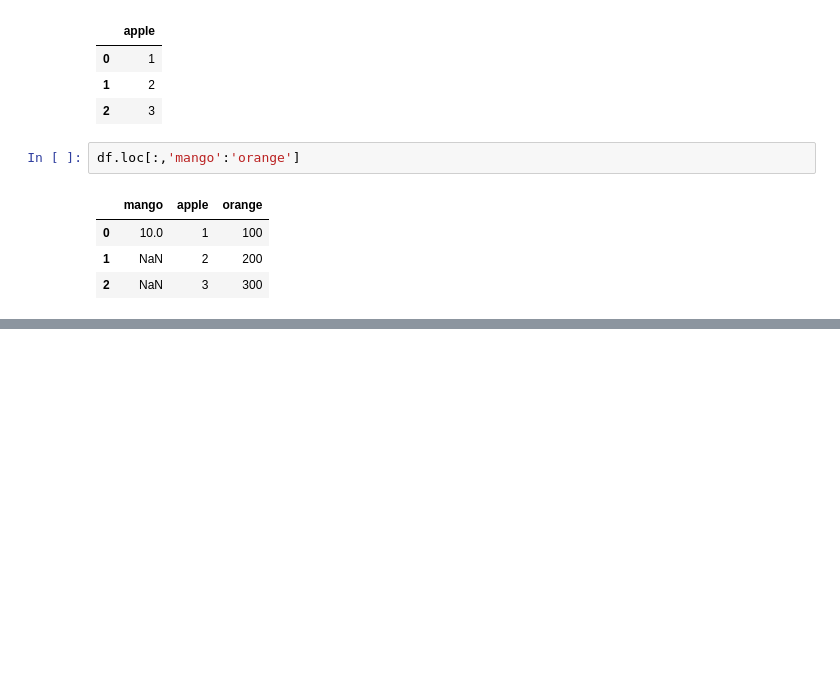
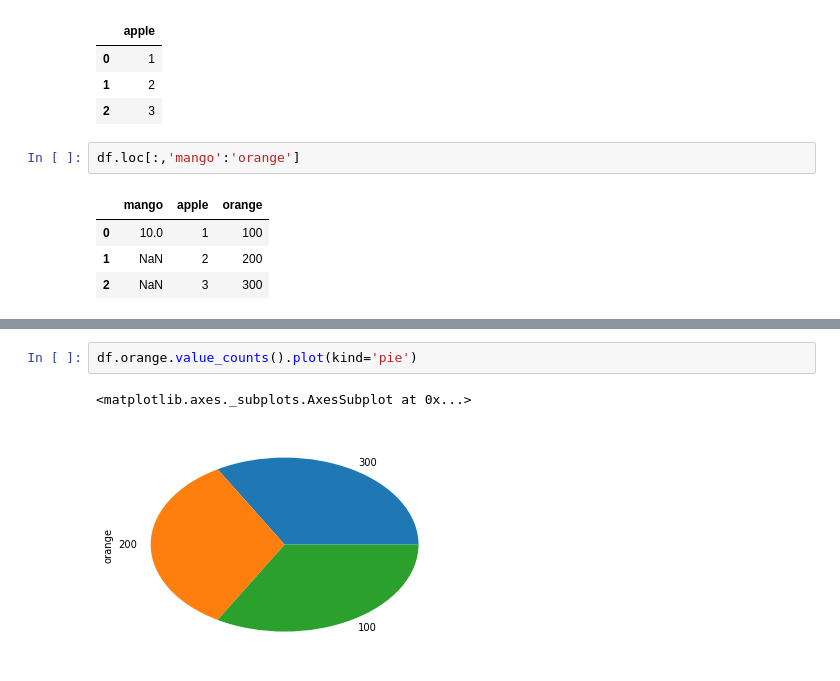
Before and after one commit to PadmarajBhat/DataAnalyst-1, a Jupyter notebook: Introduction to Python/IntroToPythonProgramming.ipynb, the cells around one changed output, grey strips where cells are left out. Saved outputs shown, nothing was run; the diff lists cells and outputs as text; blank space fills up the shorter version.

```diff
--- a/Introduction to Python/IntroToPythonProgramming.ipynb
+++ b/Introduction to Python/IntroToPythonProgramming.ipynb
@@ -1374,0 +1400,5 @@ df.loc[:,'mango':'orange']
+# %%
+df.orange.value_counts().plot(kind='pie')
+# %% [output]
+<matplotlib.axes._subplots.AxesSubplot at 0x...>
+[figure, added]
```
Also changed, not shown: parts of 32 cells of this notebook.
